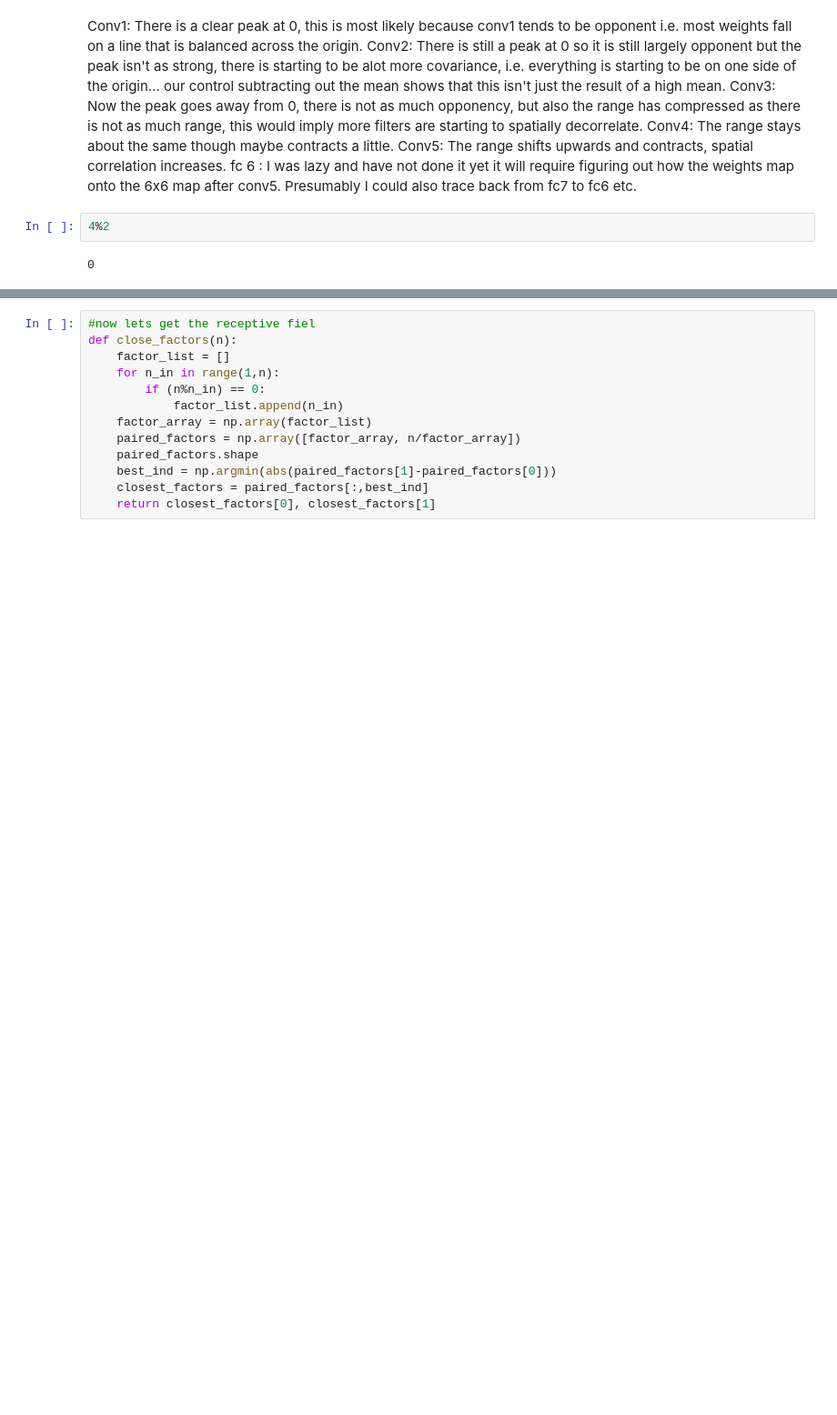
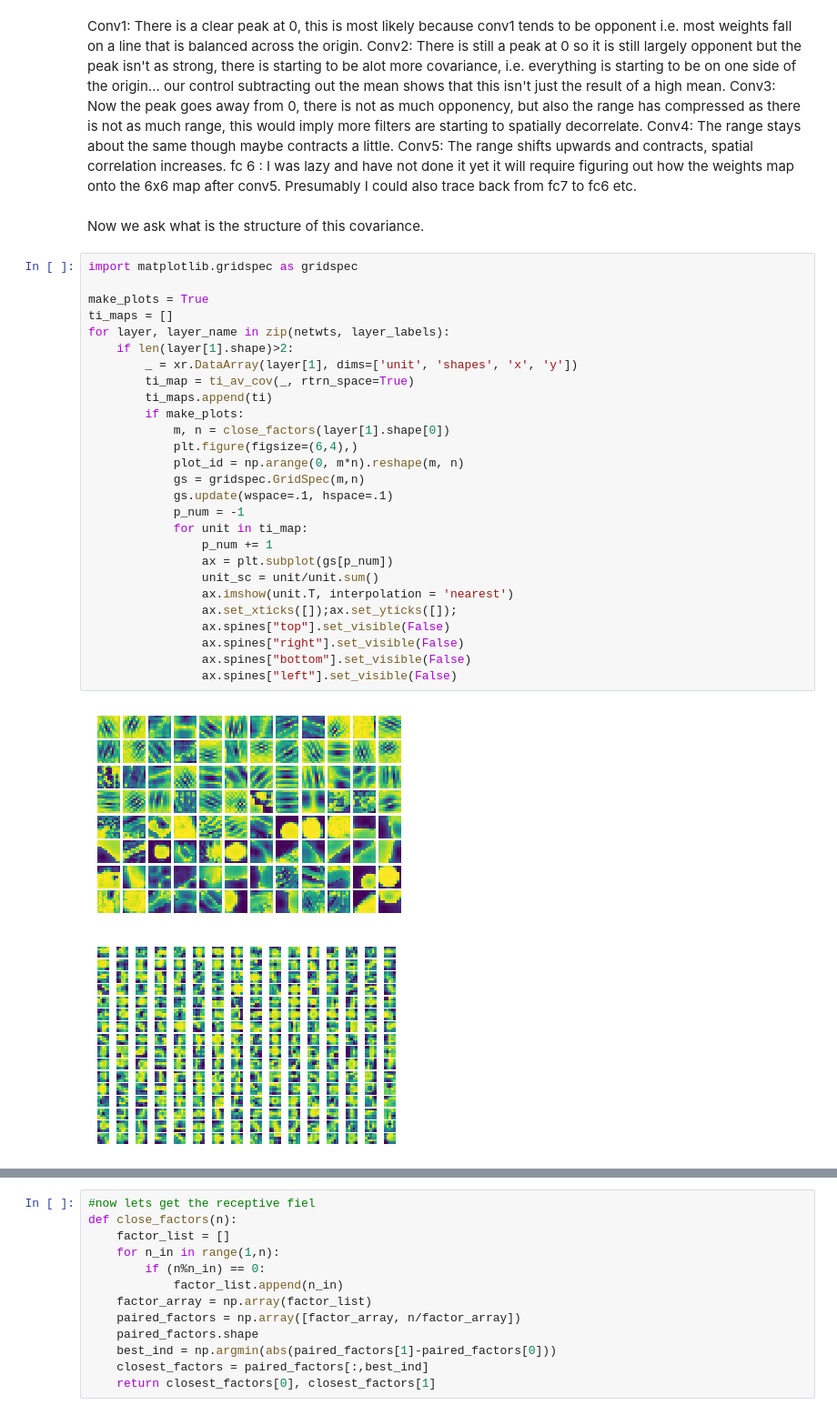
Before and after one commit to deanpospisil/ipython_nb, a Jupyter notebook: Relation of TI to CNN weights.ipynb, the cells around one changed output, grey strips where cells are left out. Shown at 91% size. Saved outputs shown, nothing was run; the diff lists cells and outputs as text; blank space fills up the shorter version.

```diff
--- a/Relation of TI to CNN weights.ipynb
+++ b/Relation of TI to CNN weights.ipynb
@@ -147,7 +171,35 @@ Conv3: Now the peak goes away from 0, there is not as much opponency, but also t
 Conv4: The range stays about the same though maybe contracts a little.
 Conv5: The range shifts upwards and contracts, spatial correlation increases.
 fc 6 : I was lazy and have not done it yet it will require figuring out how the weights map onto the 6x6 map after conv5. Presumably I could also trace  back from fc7 to fc6 etc.
-# %%
-4%2
-# %% [output]
-0
+# %% [markdown]
+Now we ask what is the structure of this covariance.
+# %%
+import matplotlib.gridspec as gridspec
+
+make_plots = True
+ti_maps = []
+for layer, layer_name in zip(netwts, layer_labels):
+    if len(layer[1].shape)>2:
+        _ = xr.DataArray(layer[1], dims=['unit', 'shapes', 'x', 'y'])
+        ti_map = ti_av_cov(_, rtrn_space=True)
+        ti_maps.append(ti)
+        if make_plots:
+            m, n = close_factors(layer[1].shape[0])
+            plt.figure(figsize=(6,4),)
+            plot_id = np.arange(0, m*n).reshape(m, n)
+            gs = gridspec.GridSpec(m,n)
+            gs.update(wspace=.1, hspace=.1)
+            p_num = -1
+            for unit in ti_map:
+                p_num += 1
+                ax = plt.subplot(gs[p_num])
+                unit_sc = unit/unit.sum()
+                ax.imshow(unit.T, interpolation = 'nearest')
+                ax.set_xticks([]);ax.set_yticks([]);
+                ax.spines["top"].set_visible(False)
+                ax.spines["right"].set_visible(False)
+                ax.spines["bottom"].set_visible(False)
+                ax.spines["left"].set_visible(False)
+# %% [output]
+[figure, added]
+[figure, added]
```
Also changed, not shown: parts of 24 cells of this notebook, 2 other files.
